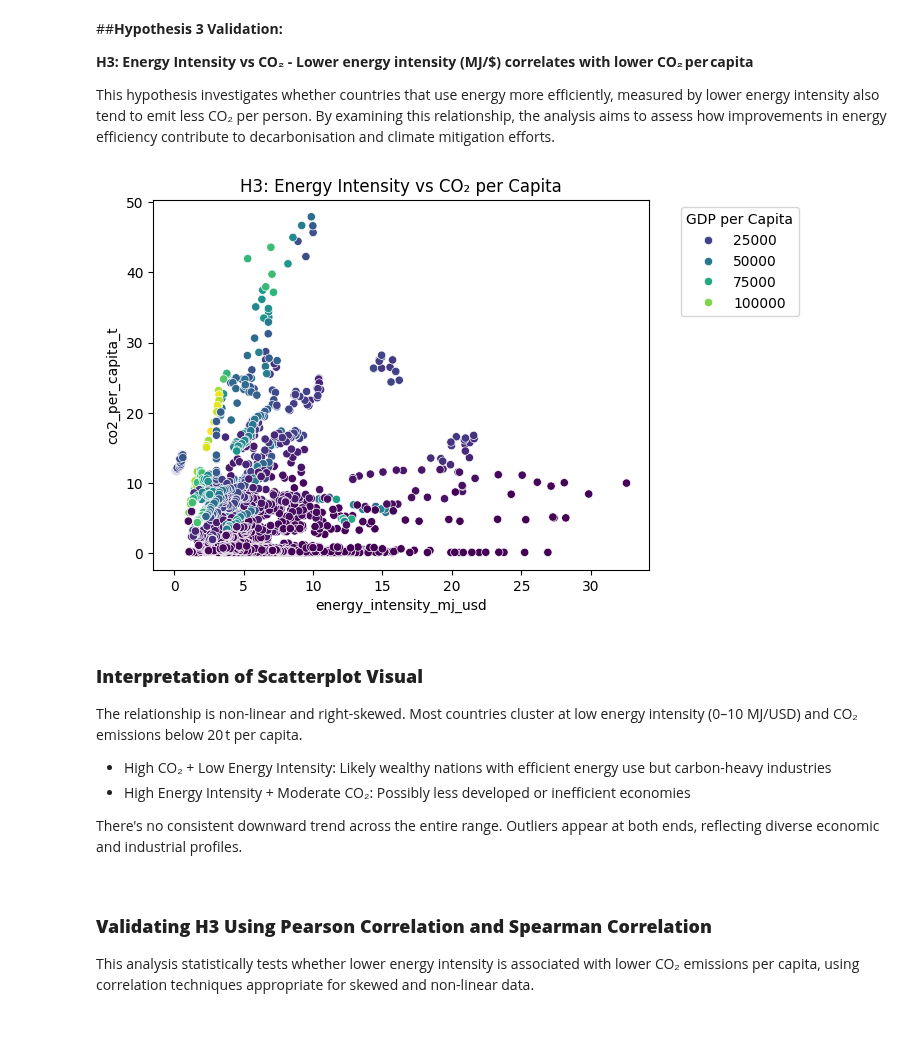
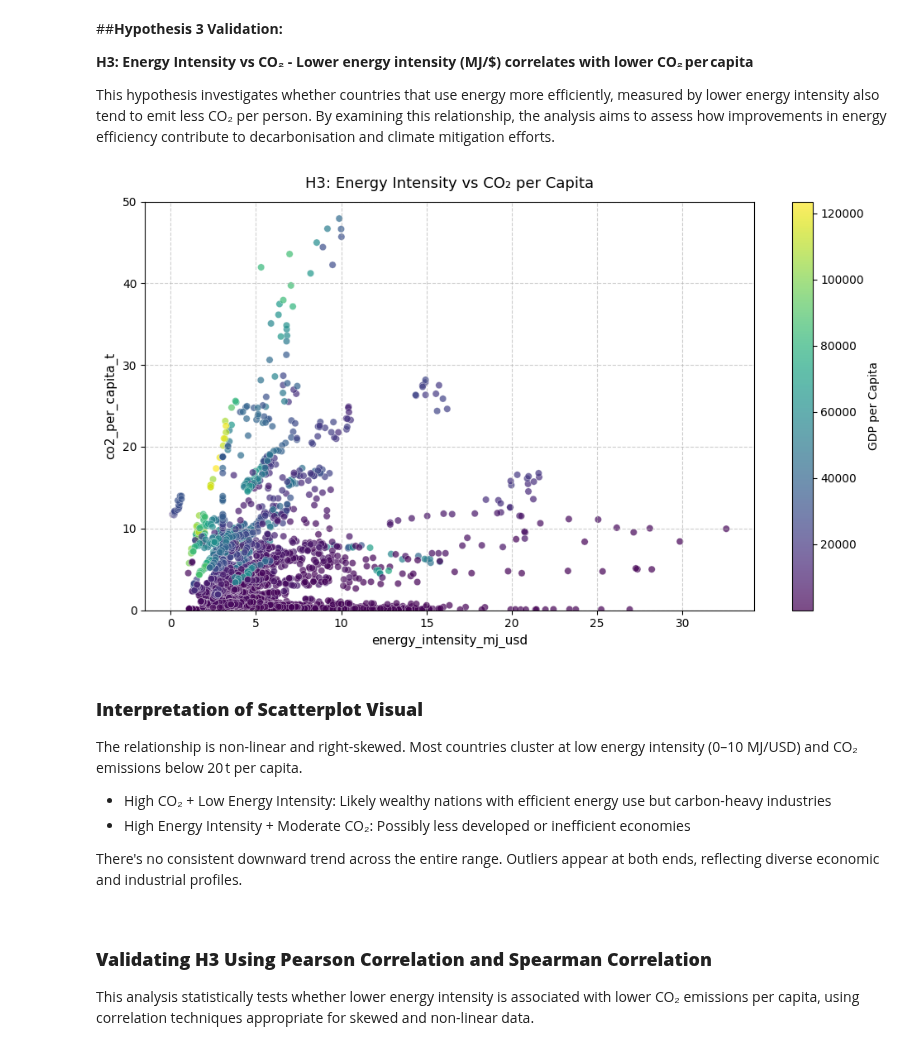
Before and after one commit to SelinaFischer/climate_tipping_points, a Jupyter notebook: jupyter_notebooks/3. statistical analysis.ipynb, the cells around one changed output. Drawn from its saved outputs; the diff is of its cells as text; code cells hidden in the pictures.

```diff
--- a/jupyter_notebooks/3. statistical analysis.ipynb
+++ b/jupyter_notebooks/3. statistical analysis.ipynb
@@ -457,19 +457,50 @@ When we give population weight, the interaction flips sign: large-population cou
 **H3: Energy Intensity vs CO₂ - Lower energy intensity (MJ/$) correlates with lower CO₂ per capita**
 
 This hypothesis investigates whether countries that use energy more efficiently, measured by lower energy intensity also tend to emit less CO₂ per person. By examining this relationship, the analysis aims to assess how improvements in energy efficiency contribute to decarbonisation and climate mitigation efforts.
-# %%
-# Analyse H3: Distributions and Outliers :
-
-import seaborn as sns
-import matplotlib.pyplot as plt
-
-sns.scatterplot(data=df, x='energy_intensity_mj_usd', y='co2_per_capita_t',
-                hue='gdp_pc_usd', palette='viridis')
-plt.title('H3: Energy Intensity vs CO₂ per Capita')
-plt.legend(title='GDP per Capita', bbox_to_anchor=(1.05, 1), loc='upper left')
-plt.show()
-# %% [output]
-[figure, removed]
+# %%
+# Analyse H3: Distributions and Outliers
+
+import pandas as pd
+import matplotlib.pyplot as plt
+import seaborn as sns
+
+# Load data
+df = pd.read_csv('../data/cleaned/enhanced_energy_features_final.csv')
+
+# Filter out missing values
+df_plot = df[["energy_intensity_mj_usd", "co2_per_capita_t", "gdp_pc_usd"]].dropna()
+
+# Set plot style
+plt.figure(figsize=(10, 6))
+scatter = plt.scatter(
+    data=df_plot,
+    x="energy_intensity_mj_usd",
+    y="co2_per_capita_t",
+    c="gdp_pc_usd",
+    cmap="viridis",
+    alpha=0.7,
+    edgecolors="w",
+    linewidths=0.3
+)
+
+# Add color bar
+cbar = plt.colorbar(scatter)
+cbar.set_label("GDP per Capita")
+
+# Labels and title
+plt.xlabel("energy_intensity_mj_usd", fontsize=11)
+plt.ylabel("co2_per_capita_t", fontsize=11)
+plt.title("H3: Energy Intensity vs CO₂ per Capita", fontsize=13, pad=12)
+
+# Optional axis limit
+plt.ylim(0, 50)
+plt.grid(True, linestyle='--', alpha=0.6)
+
+# Clean layout
+plt.tight_layout()
+plt.show()
+# %% [output]
+[figure, added]
 # %% [markdown]
 ### **Interpretation of Scatterplot Visual**
 
```
Also changed, not shown: 2 other files.
